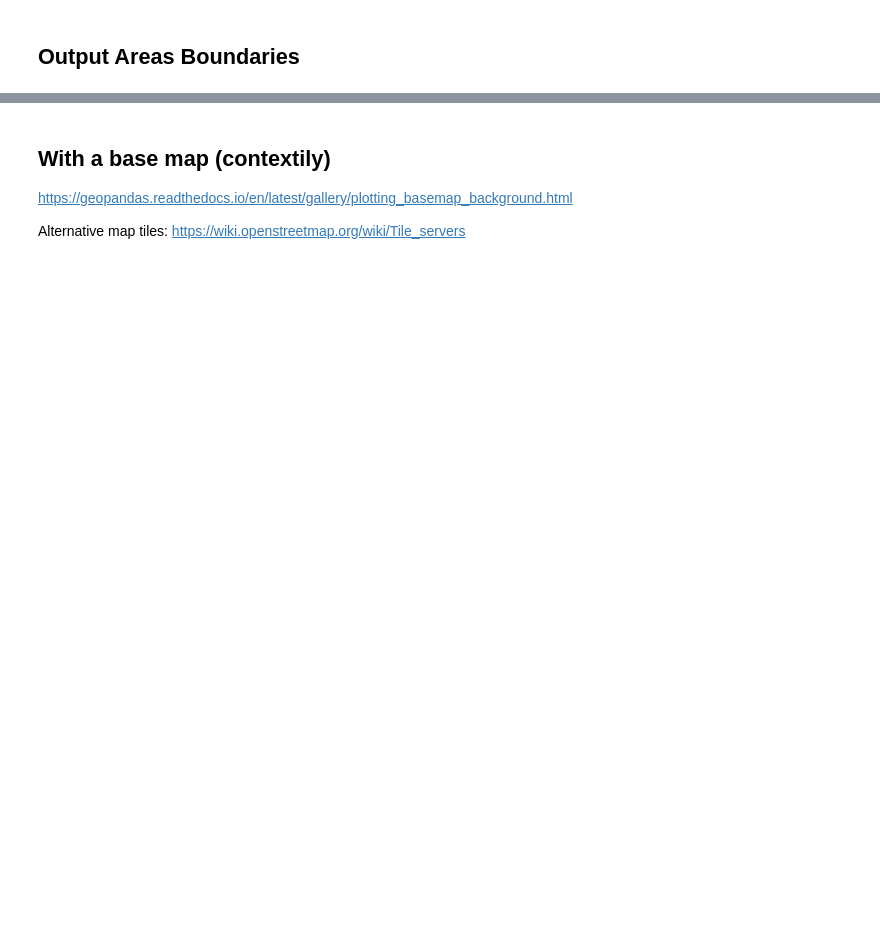
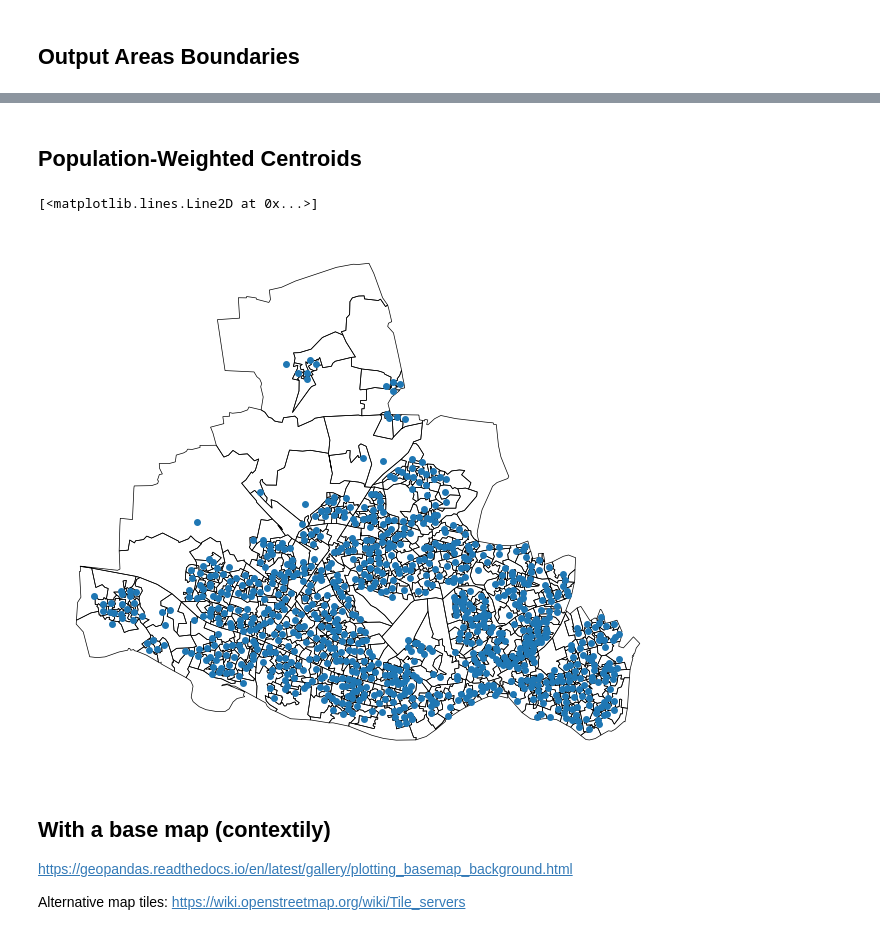
Before and after one commit to alan-turing-institute/spatial-inequality, a Jupyter notebook: notebooks/population_data.ipynb, the cells around one changed output, grey strips where cells are left out. Drawn from its saved outputs; the diff is of its cells as text; code cells hidden in the pictures; blank space fills up the shorter version.

```diff
--- a/notebooks/population_data.ipynb
+++ b/notebooks/population_data.ipynb
@@ -71,3 +32,20 @@ plt.axis("off")
+# %% [markdown]
+## Population-Weighted Centroids
+# %%
+ax = la.oa_shapes.values.plot(
+    figsize=(8, 8), facecolor="None", linewidth=0.5, edgecolor="black"
+)
+ax.set_axis_off()
+ax.plot(
+    la.oa_centroids.values["x"],
+    la.oa_centroids.values["y"],
+    linestyle="None",
+    marker="o",
+    markersize=4,
+)
+# %% [output]
+[<matplotlib.lines.Line2D at 0x...>]
+[figure, added]
 # %% [markdown]
 ## With a base map (contextily)
 
```
Also changed, not shown: parts of 19 cells of this notebook.
